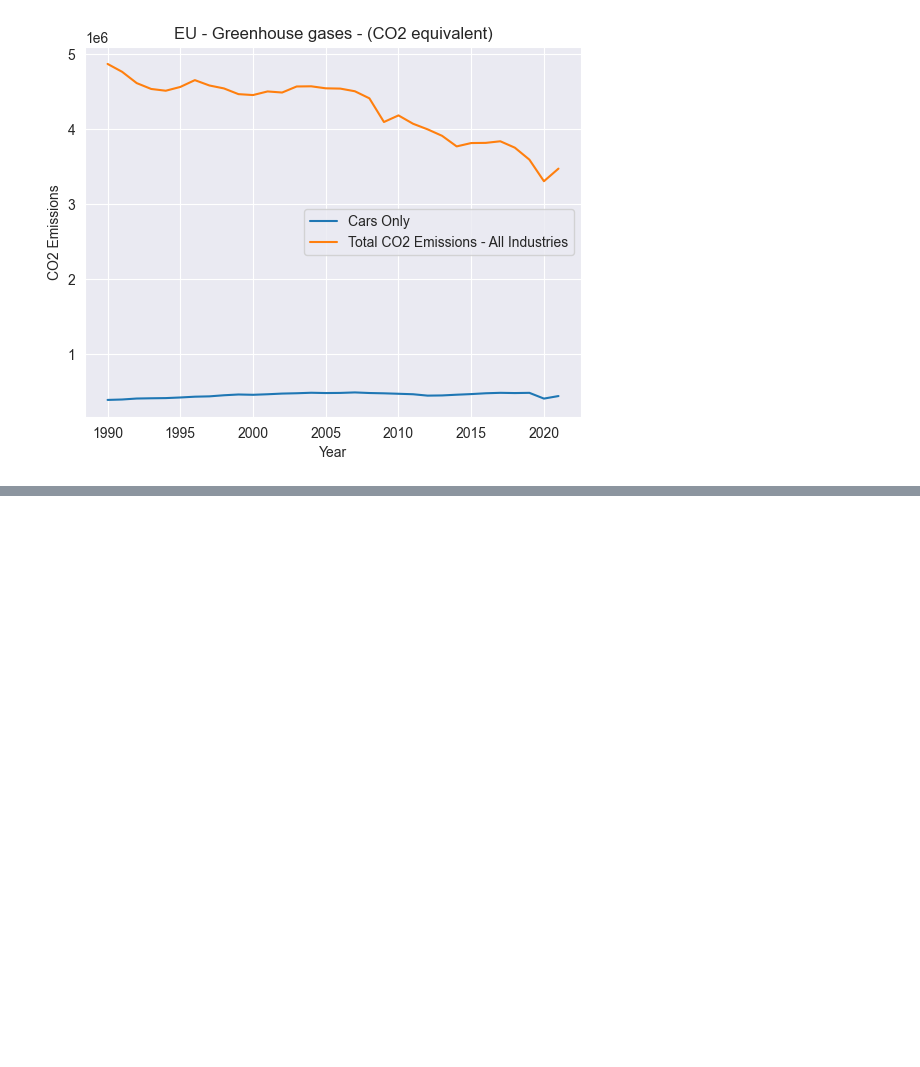
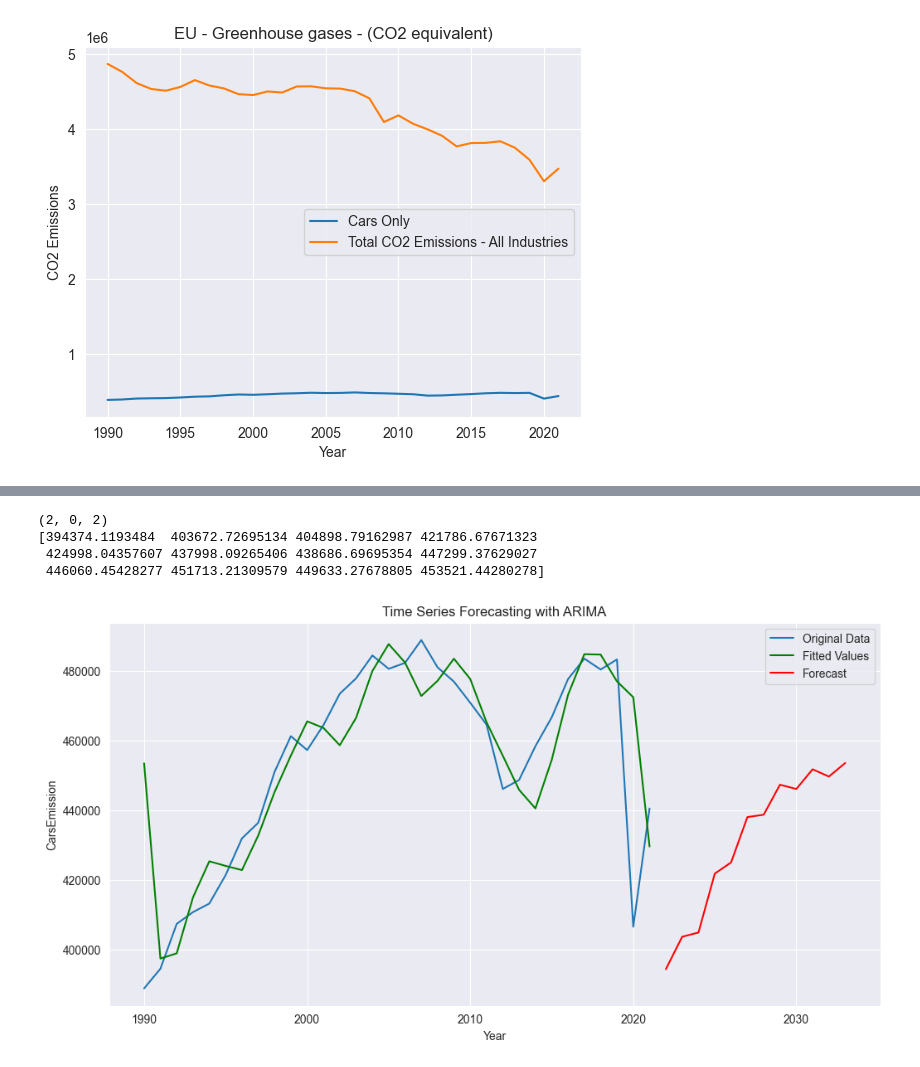
Before and after one commit to BrianRiera/CA_Database-Analytics, a Jupyter notebook: eu_ghg_emissions_csv_2_json.ipynb, the cells around one changed output, grey strips where cells are left out. Cells and saved outputs as stored; diff of their text form; code cells hidden in the pictures; blank space fills up the shorter version.

```diff
--- a/eu_ghg_emissions_csv_2_json.ipynb
+++ b/eu_ghg_emissions_csv_2_json.ipynb
@@ -252,0 +318,67 @@ plt.show()
+# %%
+import pandas as pd
+import numpy as np
+import matplotlib.pyplot as plt
+from statsmodels.tsa.arima.model import ARIMA
+from sklearn.metrics import mean_squared_error
+
+def find_best_arima_params(data, p_values, d_values, q_values):
+    best_score, best_params = float("inf"), None
+
+    for p in p_values:
+        for d in d_values:
+            for q in q_values:
+                order = (p, d, q)
+                try:
+                    model = ARIMA(data, order=order)
+                    results = model.fit()
+                    mse = mean_squared_error(data, results.fittedvalues)
+                    if mse < best_score:
+                        best_score, best_params = mse, order
+                except Exception as e:
+                    print(f"Error for order {order}: {e}")
+
+    return best_params
+
+# Specify the ranges for p, d, q
+p_values = range(0, 3)
+d_values = range(0, 2)
+q_values = range(0, 3)
+
+emissionValues = df_combined['CarsEmission'].astype(float).values
+# Find the best parameters
+best_params = find_best_arima_params(emissionValues, p_values, d_values, q_values)
+
+print(best_params)
+
+order = (3,0,3)
+# Fit the ARIMA model with the best parameters
+final_model = ARIMA(emissionValues, order=order)
+final_results = final_model.fit()
+
+# Make predictions
+forecast_steps = 12  # Adjust the number of steps into the future
+forecast = final_results.get_forecast(steps=forecast_steps)
+forecast_index = np.arange(df_combined.index.max() +1, df_combined.index.max() + forecast_steps + 1)
+
+
+print(forecast.predicted_mean)
+
+# Plotting the results
+plt.figure(figsize=(12, 6))
+plt.plot(df_combined.index, emissionValues, label='Original Data')
+plt.plot(df_combined.index, final_results.fittedvalues, label='Fitted Values', color='green')
+plt.plot(forecast_index, forecast.predicted_mean, label='Forecast', color='red')
+#plt.fill_between(forecast_index, forecast.conf_int()['lower value'], forecast.conf_int()['upper value'], color='red', alpha=0.2)
+
+plt.title('Time Series Forecasting with ARIMA')
+plt.xlabel('Year')
+plt.ylabel('CarsEmission')
+plt.legend()
+plt.show()
+# %% [output]
+(2, 0, 2)
+[394374.1193484  403672.72695134 404898.79162987 421786.67671323
+ 424998.04357607 437998.09265406 438686.69695354 447299.37629027
+ 446060.45428277 451713.21309579 449633.27678805 453521.44280278]
+[figure, added]
```
Also changed, not shown: parts of 2 cells of this notebook, 2 other files.
